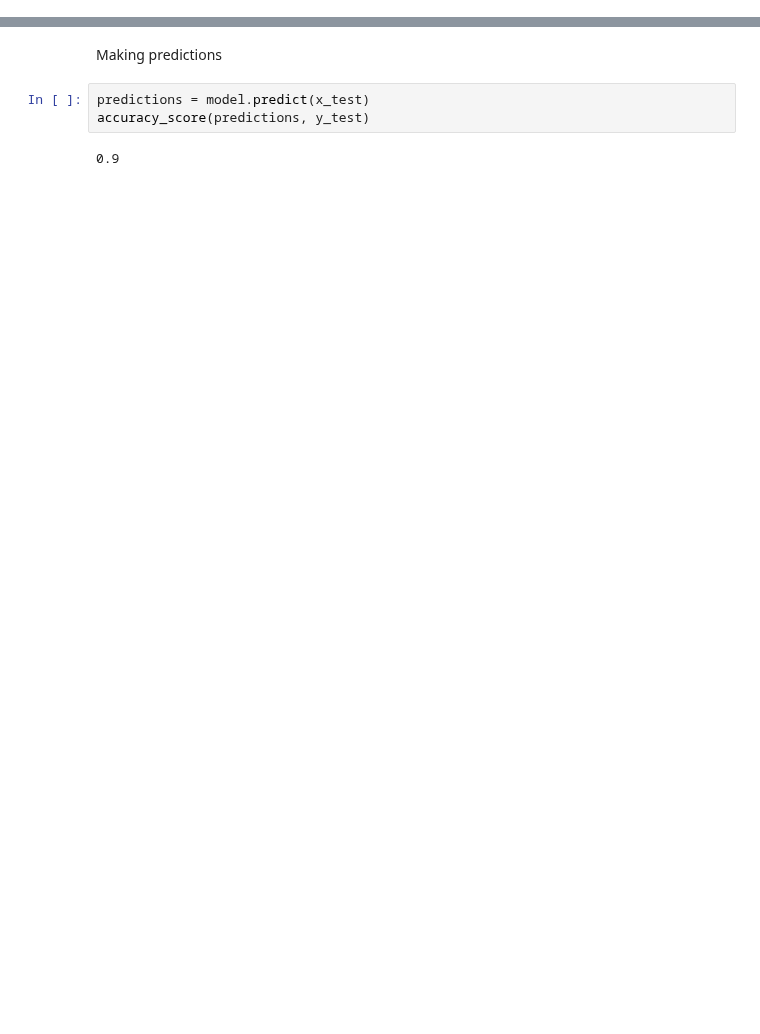
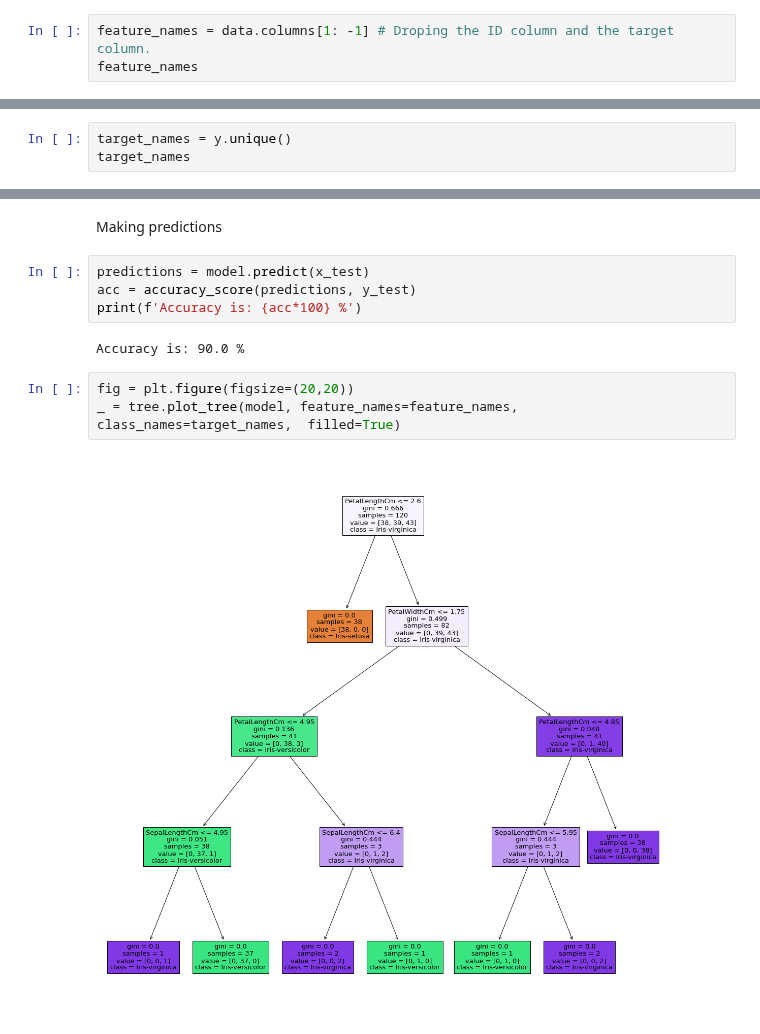
Before and after one commit to mkreman/The-Spark-Foundation-Insternship, a Jupyter notebook: Task-6_Prediction_using_Decision_Tree_Algorithm.ipynb, the cells around one changed output, grey strips where cells are left out. Cells and saved outputs as stored; diff of their text form; blank space fills up the shorter version.

```diff
--- a/Task-6_Prediction_using_Decision_Tree_Algorithm.ipynb
+++ b/Task-6_Prediction_using_Decision_Tree_Algorithm.ipynb
@@ -28,3 +29,6 @@ data.head()
 # %%
 X = data.drop(['Id', 'Species'], axis=1)
 y = data.Species
+# %%
+feature_names = data.columns[1: -1] # Droping the ID column and the target column.
+feature_names
@@ -36,0 +39,3 @@ array(['Iris-setosa', 'Iris-versicolor', 'Iris-virginica'], dtype=object)
+# %%
+target_names = y.unique()
+target_names
@@ -58,6 +60,12 @@ DecisionTreeClassifier(ccp_alpha=0.0, class_weight=None, criterion='gini',
 Making predictions
 # %%
 predictions = model.predict(x_test)
-accuracy_score(predictions, y_test)
+acc = accuracy_score(predictions, y_test)
+print(f'Accuracy is: {acc*100} %')
 # %% [output]
-0.9
+Accuracy is: 90.0 %
+# %%
+fig = plt.figure(figsize=(20,20))
+_ = tree.plot_tree(model, feature_names=feature_names,  class_names=target_names,  filled=True)
+# %% [output]
+[figure, added]
```
Also changed, not shown: parts of 5 cells of this notebook.
